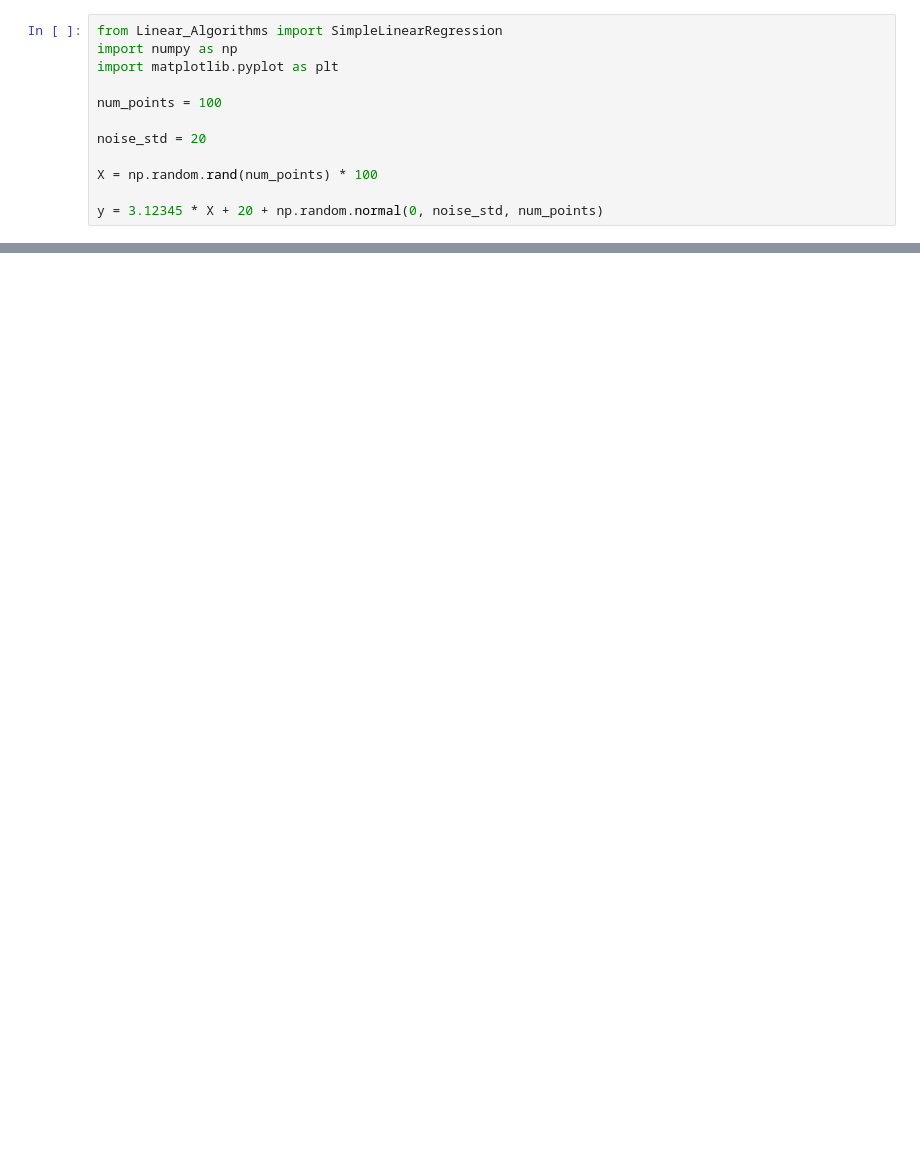
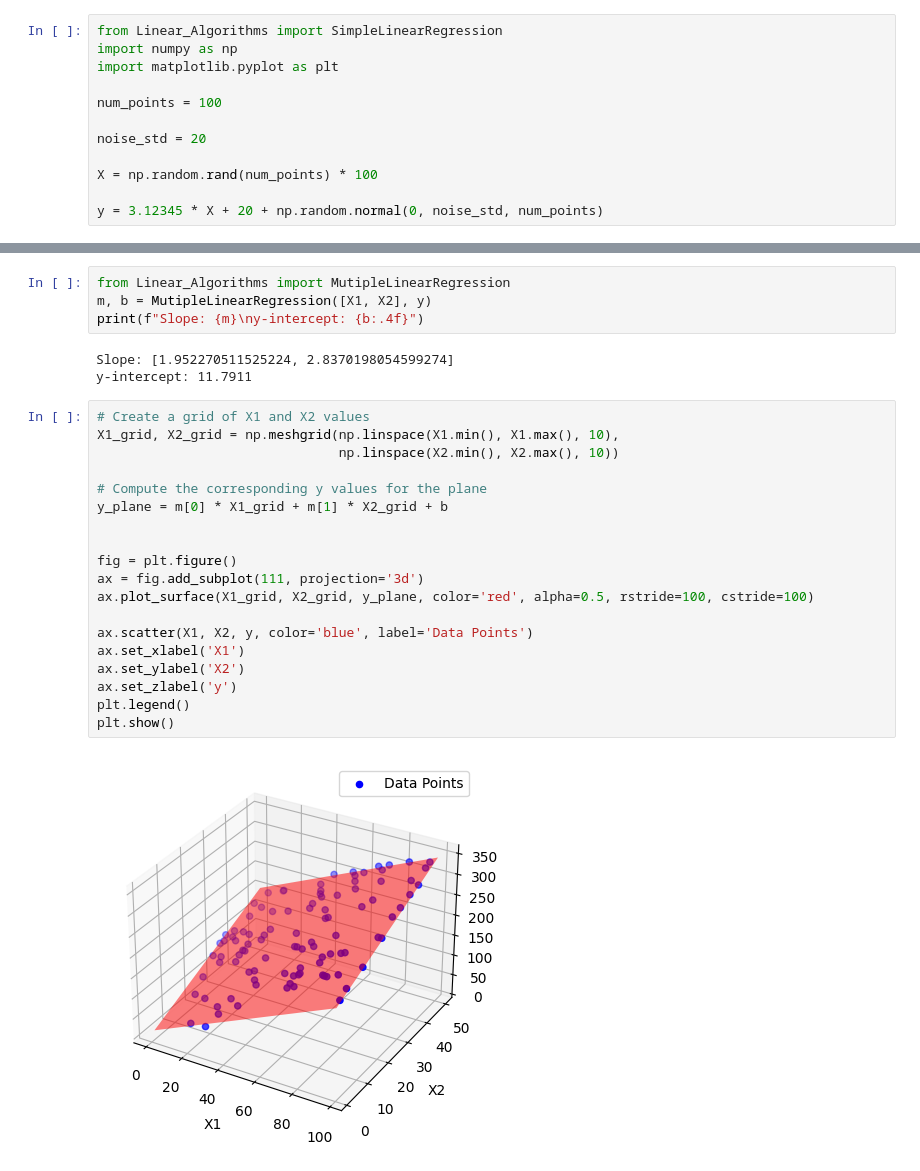
Before and after one commit to SabienNguyen/micro-scikit, a Jupyter notebook: main.ipynb, the cells around one changed output, grey strips where cells are left out. Cells and saved outputs as stored; diff of their text form; blank space fills up the shorter version.

Commit message:
add multiple linear regression

```diff
--- a/main.ipynb
+++ b/main.ipynb
@@ -43,0 +75,28 @@ plt.show()
+# %%
+from Linear_Algorithms import MutipleLinearRegression
+m, b = MutipleLinearRegression([X1, X2], y)
+print(f"Slope: {m}\ny-intercept: {b:.4f}")
+# %% [output]
+Slope: [1.952270511525224, 2.8370198054599274]
+y-intercept: 11.7911
+# %%
+# Create a grid of X1 and X2 values
+X1_grid, X2_grid = np.meshgrid(np.linspace(X1.min(), X1.max(), 10),
+                               np.linspace(X2.min(), X2.max(), 10))
+
+# Compute the corresponding y values for the plane
+y_plane = m[0] * X1_grid + m[1] * X2_grid + b
+
+
+fig = plt.figure()
+ax = fig.add_subplot(111, projection='3d')
+ax.plot_surface(X1_grid, X2_grid, y_plane, color='red', alpha=0.5, rstride=100, cstride=100)
+
+ax.scatter(X1, X2, y, color='blue', label='Data Points')
+ax.set_xlabel('X1')
+ax.set_ylabel('X2')
+ax.set_zlabel('y')
+plt.legend()
+plt.show()
+# %% [output]
+[figure, added]
```
Also changed, not shown: parts of 4 cells of this notebook, 1 other file.
